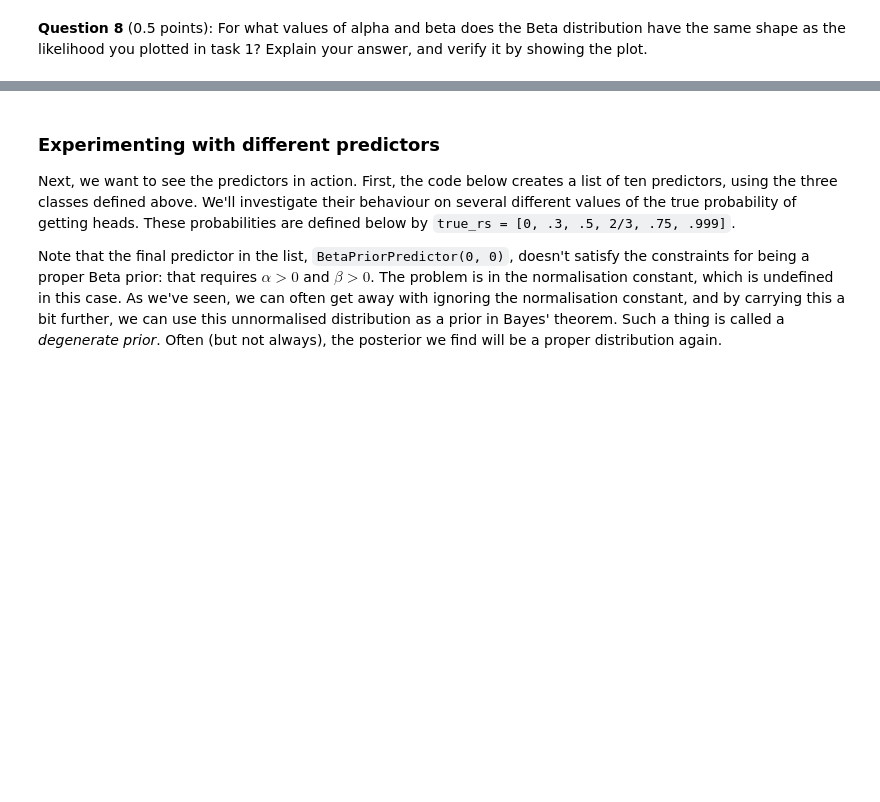
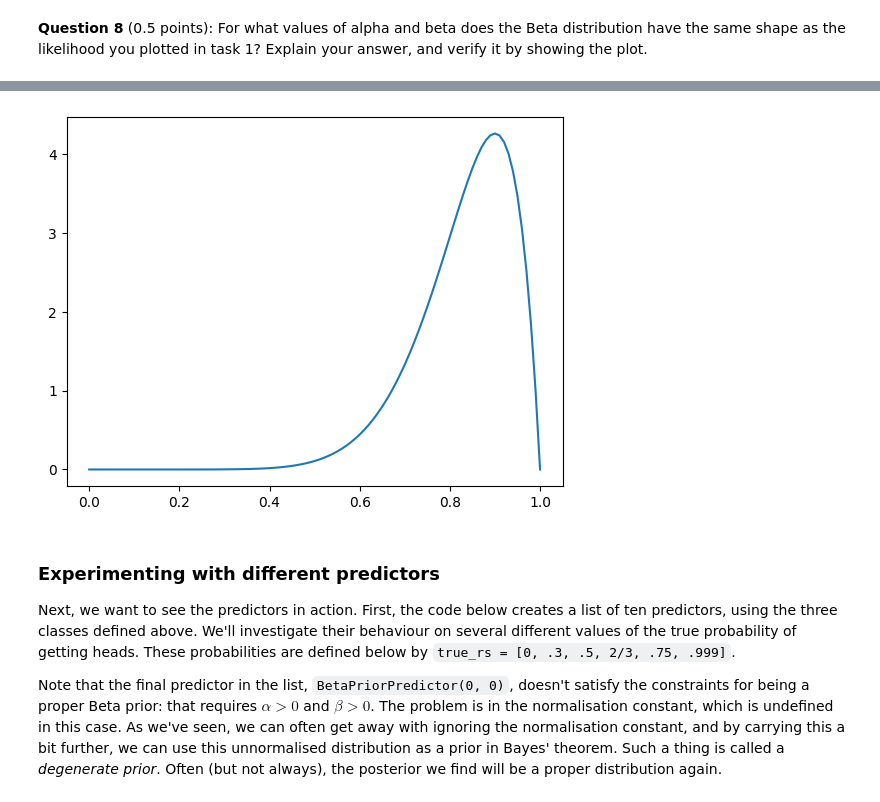
Before and after one commit to KNISP/Machine-Learning, a Jupyter notebook: ML2025_assignment2.ipynb, the cells around one changed output, grey strips where cells are left out. Drawn from its saved outputs; the diff is of its cells as text; code cells hidden in the pictures; blank space fills up the shorter version.

```diff
--- a/ML2025_assignment2.ipynb
+++ b/ML2025_assignment2.ipynb
@@ -276,5 +279,9 @@ beta_posterior.plot()
 # %%
 # YOUR CODE HERE
+beta_prior = BetaPriorPredictor(10, 2)
+beta_prior.plot()
+# %% [output]
+[figure, added]
 # %% [markdown]
 ### Experimenting with different predictors
 
```
Also changed, not shown: parts of 4 cells of this notebook.
